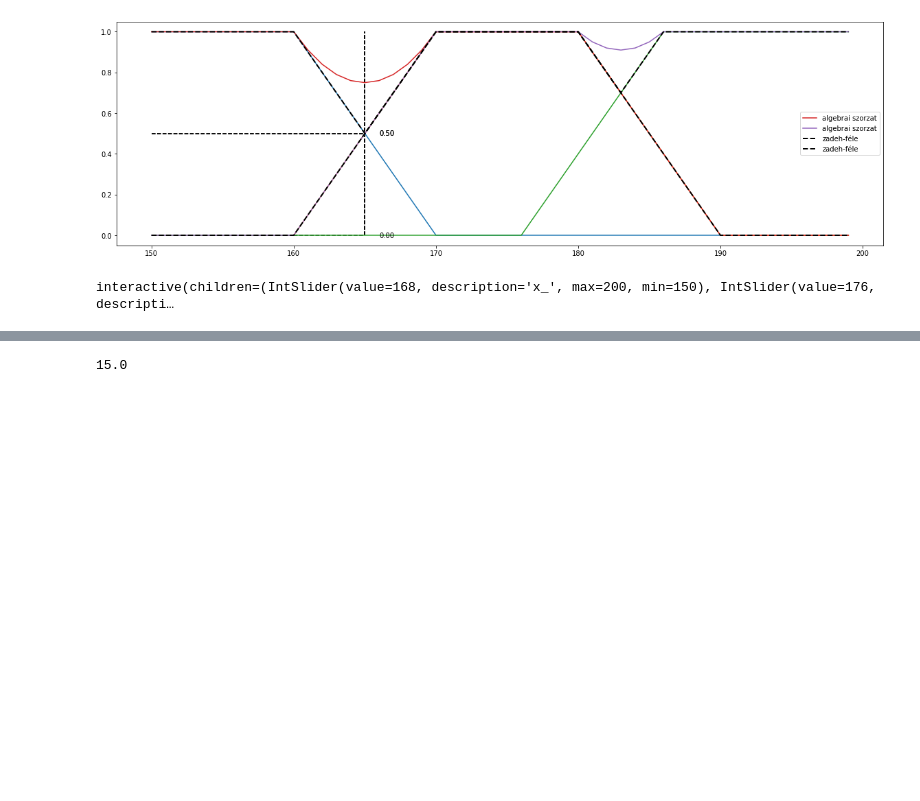
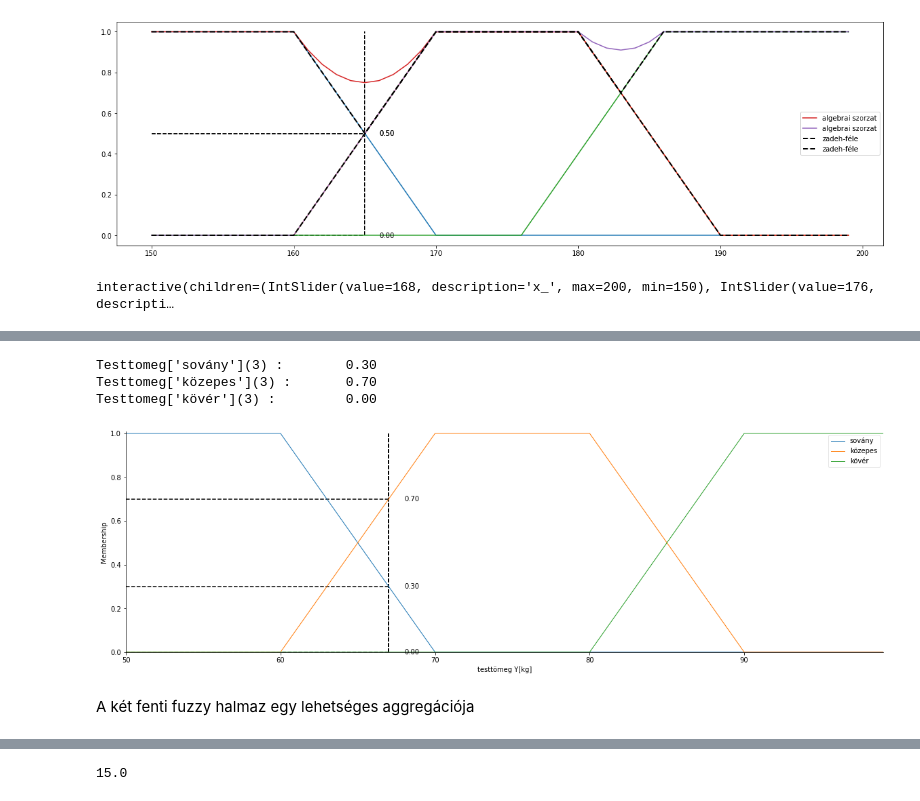
Before and after one commit to JoDeMiro/FuzzyBevezetes, a Jupyter notebook: Python_Fuzzy_Bemutató_a_Tanárnőnek_6_Interactive.ipynb, the cells around one changed output, grey strips where cells are left out. Cells and saved outputs as stored; diff of their text form; code cells hidden in the pictures; blank space fills up the shorter version.

```diff
--- a/Python_Fuzzy_Bemutató_a_Tanárnőnek_6_Interactive.ipynb
+++ b/Python_Fuzzy_Bemutató_a_Tanárnőnek_6_Interactive.ipynb
@@ -419,0 +509,36 @@ interactive(children=(IntSlider(value=168, description='x_', max=200, min=150),
+# %%
+#@title
+
+Testtomeg         = ctrl.Antecedent(np.arange(50, 100, 1), 'testtömeg Y[kg]')
+
+Testtomeg.defuzzify_method = 'centroid'
+Testtomeg.universe.mean()
+
+Testtomeg['sovány'] = fuzzy.trapmf(Testtomeg.universe, [50, 50, 60, 70])
+Testtomeg['közepes'] = fuzzy.trapmf(Testtomeg.universe, [60, 70, 80, 90])
+Testtomeg['kövér'] = fuzzy.trapmf(Testtomeg.universe, [80, 90, 100, 100])
+
+Testtomeg.view()
+
+def testtomegDemo(x_):
+  for key in Testtomeg.terms.keys():
+    plt.plot(x, Testtomeg[key].mf)
+
+    xv = x_
+
+    value = fuzzy.interp_membership(Testtomeg.universe, Testtomeg.__getitem__(key).mf, [xv])
+
+    print("Testtomeg['{0}'](3) : \t{1:0.2f}".format(key, value[0]))
+
+    plt.vlines(xv, ymin = 0, ymax = 1, colors = 'k', linestyles = 'dashed')
+    plt.hlines(value, xmin = 50, xmax = xv, colors = 'k', linestyles = 'dashed')
+    plt.text(xv+1, value[0], '{:0.2f}'.format(value[0]), verticalalignment = 'center')
+
+testtomegDemo(67)
+# %% [output]
+Testtomeg['sovány'](3) :        0.30
+Testtomeg['közepes'](3) :       0.70
+Testtomeg['kövér'](3) :         0.00
+[figure, added]
+# %% [markdown]
+A két fenti fuzzy halmaz egy lehetséges aggregációja
```
Also changed, not shown: parts of 13 cells of this notebook.
